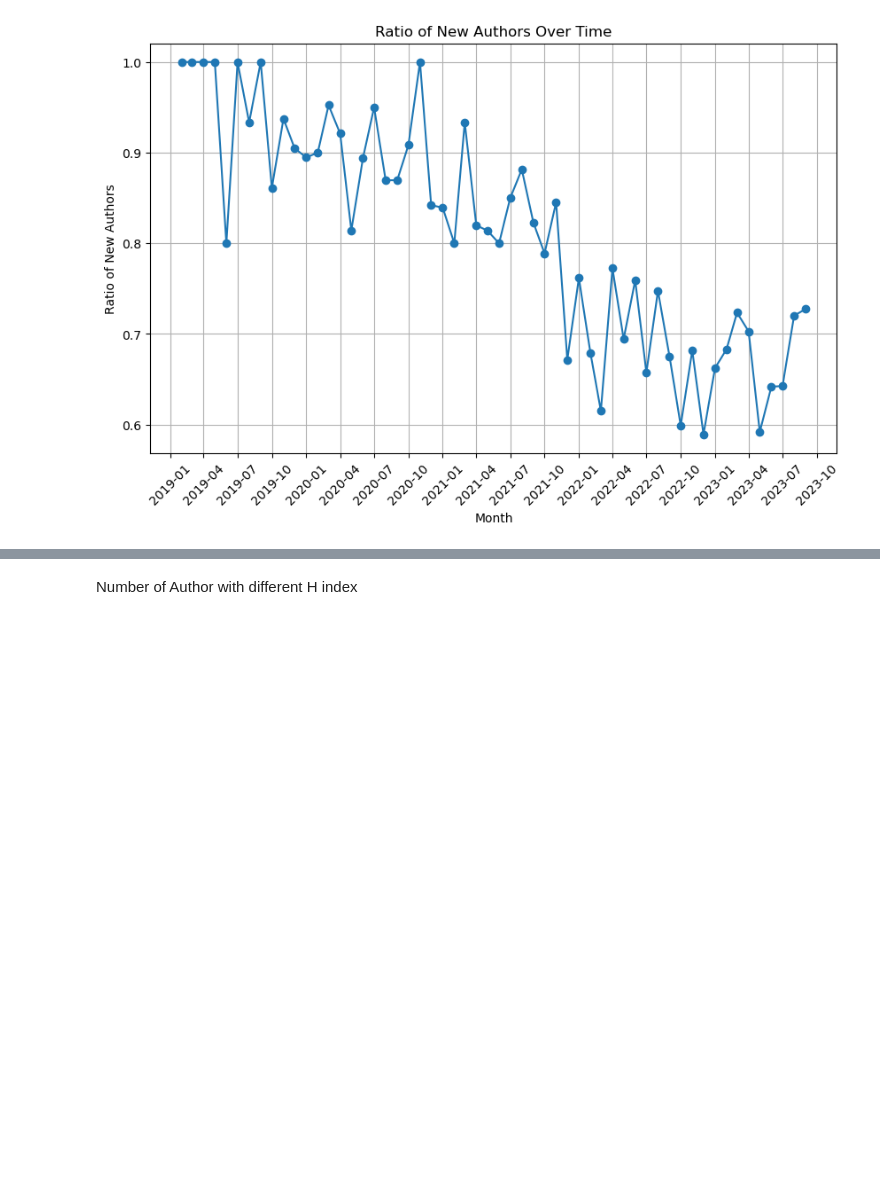
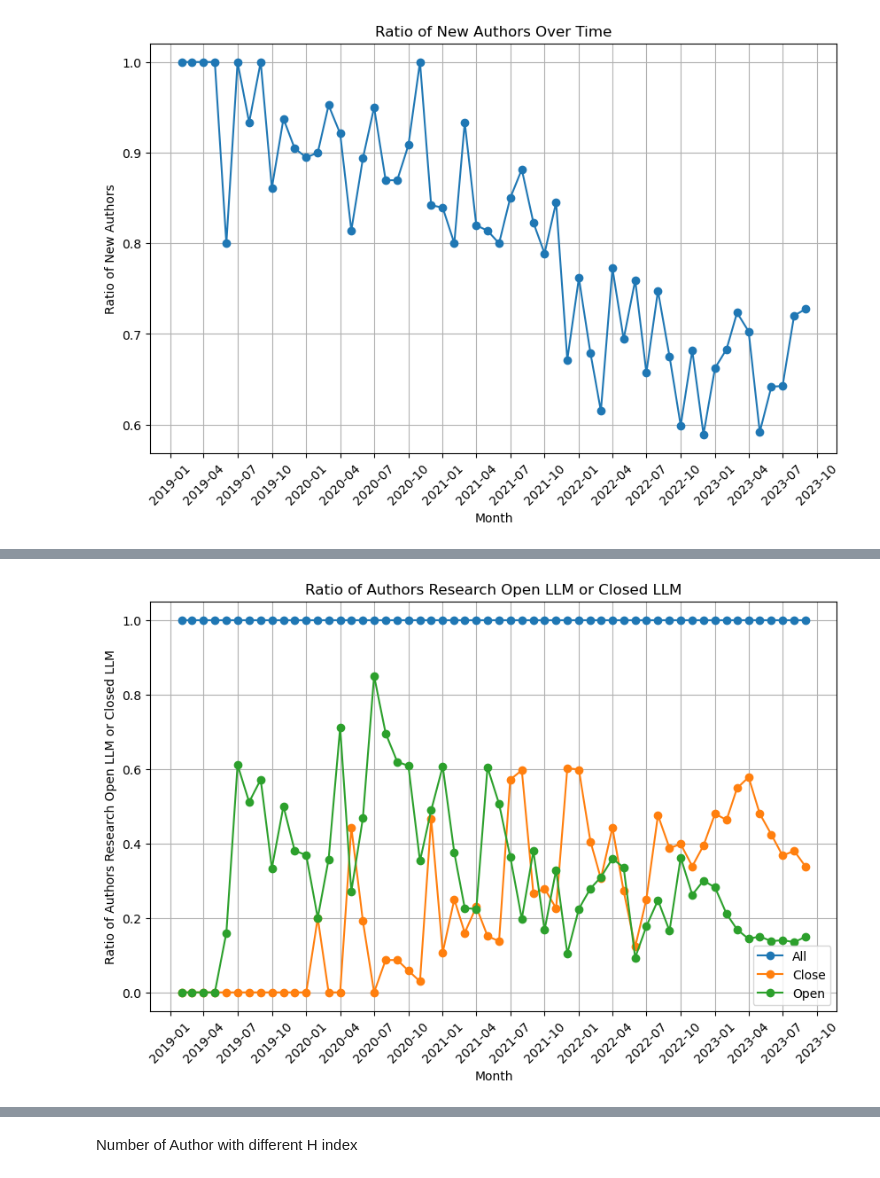
Before and after one commit to jiaweixu98/ChatGPTinnovationWaves, a Jupyter notebook: llm_final_paper.ipynb, the cells around one changed output, grey strips where cells are left out. Cells and saved outputs as stored; diff of their text form; code cells hidden in the pictures; blank space fills up the shorter version.

```diff
--- a/llm_final_paper.ipynb
+++ b/llm_final_paper.ipynb
@@ -440,0 +530,89 @@ plt.show()
+# %%
+# Initialize an empty set to store unique authors
+unique_authors = set()
+
+# Initialize dictionaries to store the count of new authors for each category for each month
+new_authors_count_all = {}
+new_authors_count_model = {}
+new_authors_count_close = {}
+new_authors_count_open = {}
+authors_count_model = {}
+authors_count_close = {}
+authors_count_open = {}
+
+# For each row in the DataFrame
+for index, row in df.iterrows():
+    # Extract the authors
+    authors = row['authors_y']
+    # For each author
+    for author in authors:
+        if row['containModel'] > 0:
+            authors_count_model[row['Month']] = authors_count_model.get(row['Month'], 0) + 1
+        if row['containClose'] > 0:
+            authors_count_close[row['Month']] = authors_count_close.get(row['Month'], 0) + 1
+        if row['containOpen'] > 0:
+            authors_count_open[row['Month']] = authors_count_open.get(row['Month'], 0) + 1
+
+        # If the author is not in the set of unique authors
+        if author['authorId'] not in unique_authors:
+            # Increment the count for the current month for the appropriate category
+            new_authors_count_all[row['Month']] = new_authors_count_all.get(row['Month'], 0) + 1
+            if row['containModel'] > 0:
+                new_authors_count_model[row['Month']] = new_authors_count_model.get(row['Month'], 0) + 1
+            if row['containClose'] > 0:
+                new_authors_count_close[row['Month']] = new_authors_count_close.get(row['Month'], 0) + 1
+            if row['containOpen'] > 0:
+                new_authors_count_open[row['Month']] = new_authors_count_open.get(row['Month'], 0) + 1
+            # Add the author to the set of unique authors
+            unique_authors.add(author['authorId'])
+
+# Convert the dictionaries to DataFrames for plotting
+df_new_authors_all = pd.DataFrame(list(new_authors_count_all.items()), columns=['Month', 'NewAuthorsAll'])
+df_new_authors_model = pd.DataFrame(list(new_authors_count_model.items()), columns=['Month', 'NewAuthorsModel'])
+df_new_authors_close = pd.DataFrame(list(new_authors_count_close.items()), columns=['Month', 'NewAuthorsClose'])
+df_new_authors_open = pd.DataFrame(list(new_authors_count_open.items()), columns=['Month', 'NewAuthorsOpen'])
+df_authors_model = pd.DataFrame(list(authors_count_model.items()), columns=['Month', 'AllAuthorsModel'])
+df_authors_close = pd.DataFrame(list(authors_count_close.items()), columns=['Month', 'AllAuthorsClose'])
+df_authors_open = pd.DataFrame(list(authors_count_open.items()), columns=['Month', 'AllAuthorsOpen'])
+
+# Convert 'Month' to datetime in df_authors
+df_authors['Month'] = pd.to_datetime(df_authors['Month'])
+
+# Convert 'Month' to datetime in other dataframes
+for df_i in [df_new_authors_all, df_new_authors_model, df_new_authors_close, df_new_authors_open, df_authors_model, df_authors_close, df_authors_open]:
+    df_i['Month'] = df_i['Month'].dt.to_timestamp()
+
+# Merge the dataframes on 'Month'
+df_keep_same_len = pd.merge(df_authors, df_new_authors_all, on='Month', how='outer')
+df_keep_same_len = pd.merge(df_keep_same_len, df_new_authors_model, on='Month', how='outer')
+df_keep_same_len = pd.merge(df_keep_same_len, df_new_authors_close, on='Month', how='outer')
+df_keep_same_len = pd.merge(df_keep_same_len, df_new_authors_open, on='Month', how='outer')
+df_keep_same_len = pd.merge(df_keep_same_len, df_authors_model, on='Month', how='outer')
+df_keep_same_len = pd.merge(df_keep_same_len, df_authors_close, on='Month', how='outer')
+df_keep_same_len = pd.merge(df_keep_same_len, df_authors_open, on='Month', how='outer')
+
+
+# Fill NaN values with 0
+df_keep_same_len.fillna(0, inplace=True)
+
+# Plot the ratio of new authors for each category for each month
+plt.figure(figsize=(10, 6))
+plt.plot(df_keep_same_len['Month'], df_keep_same_len['AllAuthors']/df_keep_same_len['AllAuthors'], marker='o', label='All')
+# plt.plot(df_keep_same_len['Month'], df_keep_same_len['AllAuthorsModel']/df_keep_same_len['AllAuthors'], marker='o', label='Model')
+plt.plot(df_keep_same_len['Month'], df_keep_same_len['AllAuthorsClose']/df_keep_same_len['AllAuthors'], marker='o', label='Close')
+plt.plot(df_keep_same_len['Month'], df_keep_same_len['AllAuthorsOpen']/df_keep_same_len['AllAuthors'], marker='o', label='Open')
+
+# Set x-axis ticks at a three-month interval
+ax = plt.gca()
+ax.xaxis.set_major_locator(mdates.MonthLocator(interval=3))
+ax.xaxis.set_major_formatter(mdates.DateFormatter('%Y-%m'))
+
+plt.xlabel('Month')
+plt.ylabel('Ratio of Authors Research Open LLM or Closed LLM')
+plt.title('Ratio of Authors Research Open LLM or Closed LLM')
+plt.xticks(rotation=45)  # rotate x-axis labels for better visibility
+plt.grid(True)  # add grid
+plt.legend()  # add legend
+plt.show()
+# %% [output]
+[figure, added]
```
Also changed, not shown: parts of 12 cells of this notebook.
